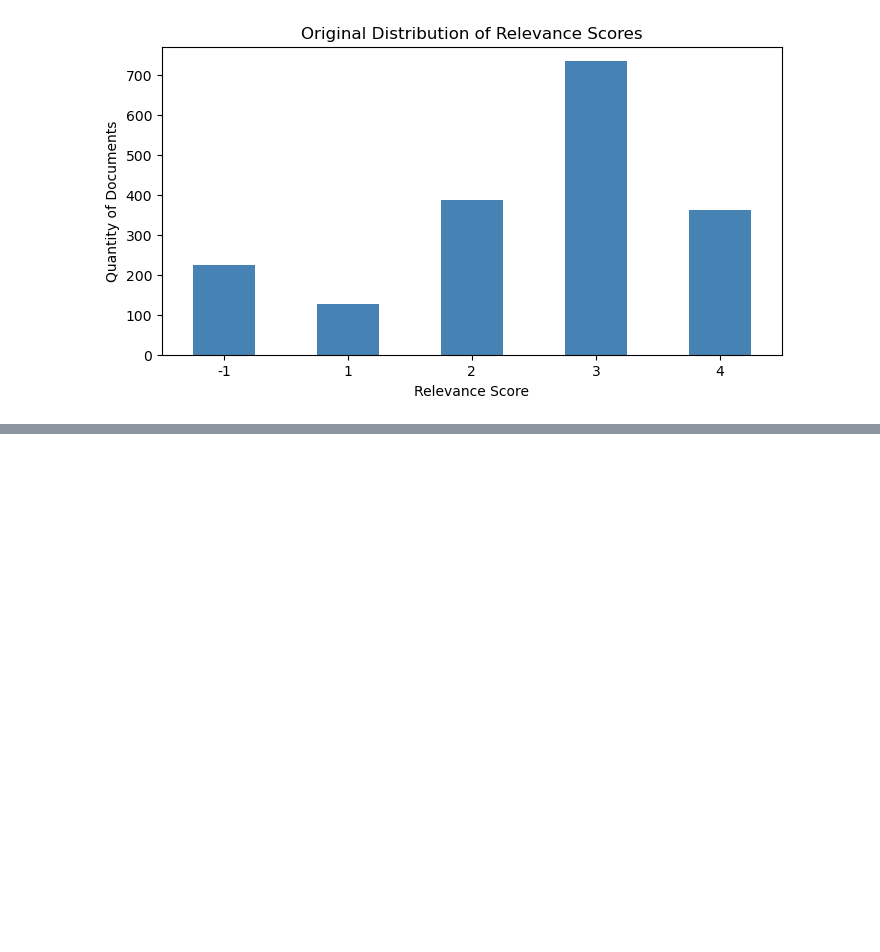
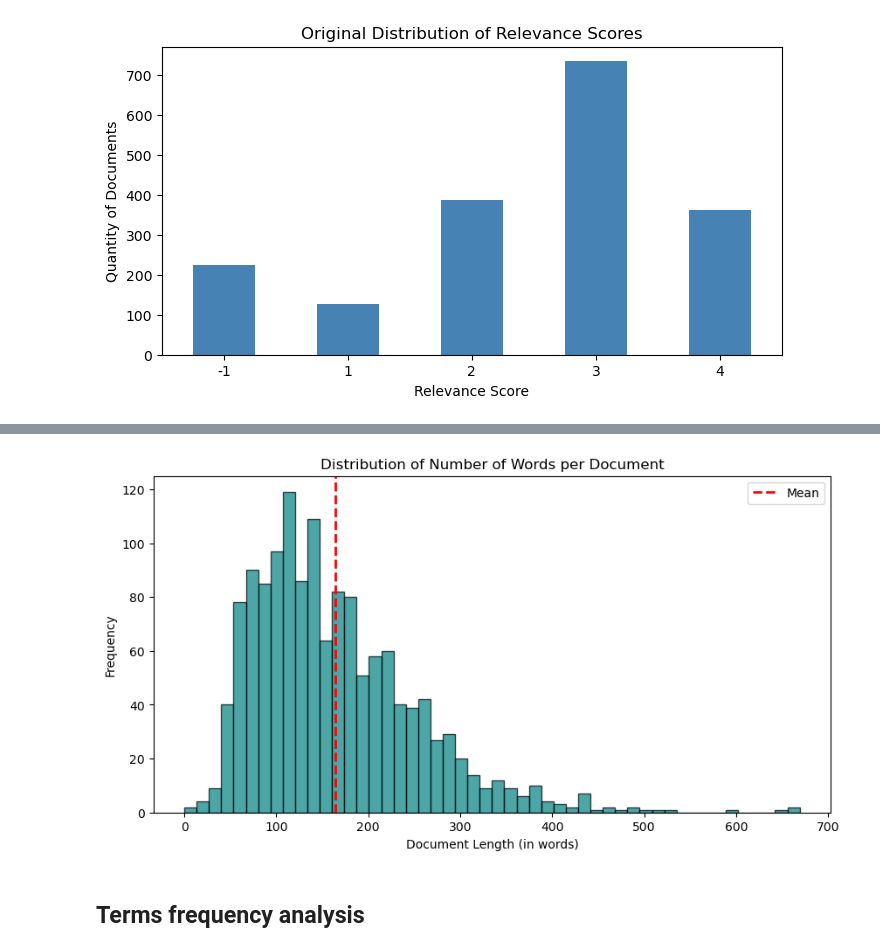
Before and after one commit to amandabzcosta/cranfield-info-retrieval, a Jupyter notebook: notebooks/01_exploratory_analysis.ipynb, the cells around one changed output, grey strips where cells are left out. Saved outputs shown, nothing was run; the diff lists cells and outputs as text; code cells hidden in the pictures; blank space fills up the shorter version.

```diff
--- a/notebooks/01_exploratory_analysis.ipynb
+++ b/notebooks/01_exploratory_analysis.ipynb
@@ -193,0 +149,13 @@ plt.show()
+# %%
+plt.figure(figsize=(10, 5))
+plt.hist(df_docs['text_length'], bins=50, color='teal', edgecolor='black', alpha=0.7)
+plt.axvline(df_docs['text_length'].mean(), color='red', linestyle='dashed', linewidth=2, label='Mean')
+plt.title('Distribution of Number of Words per Document')
+plt.xlabel('Document Length (in words)')
+plt.ylabel('Frequency')
+plt.legend()
+plt.show()
+# %% [output]
+[figure, added]
+# %% [markdown]
+## Terms frequency analysis
```
Also changed, not shown: parts of 22 cells of this notebook.
